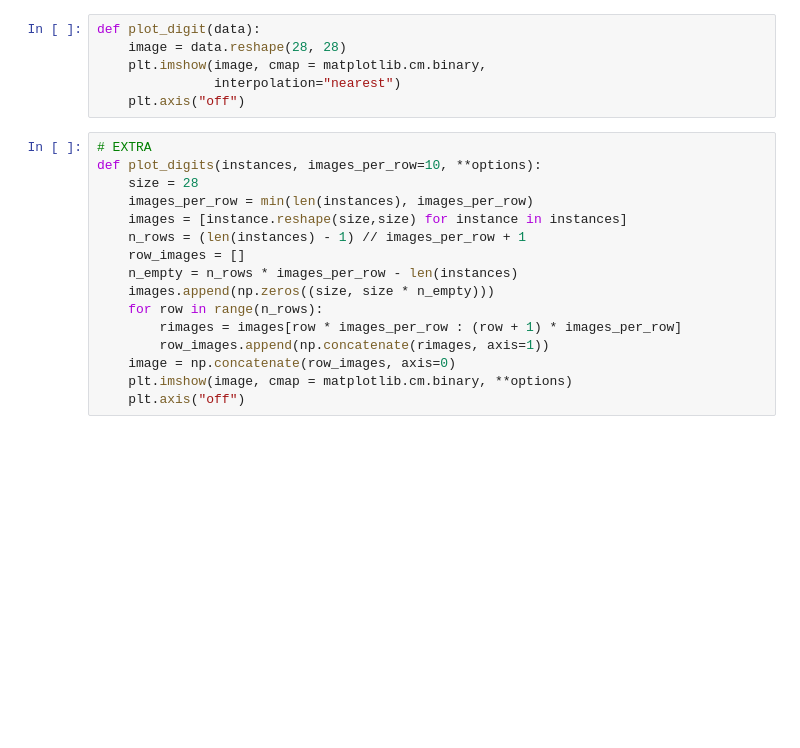
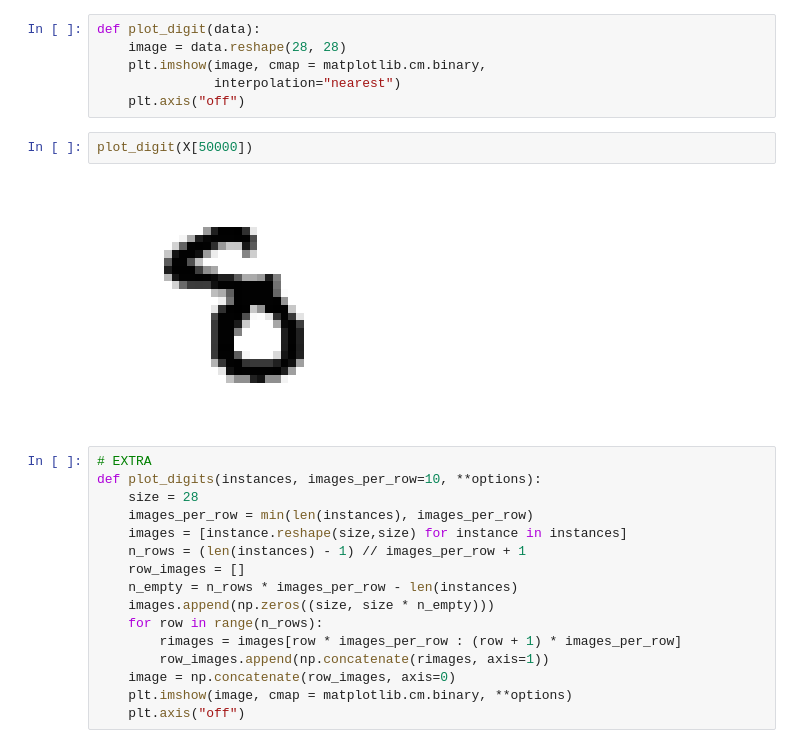
Before and after one commit to sferencik/handson-ml, a Jupyter notebook: 03_classification.ipynb, the cells around one changed output. Cells and saved outputs as stored; diff of their text form; blank space fills up the shorter version.

```diff
--- a/03_classification.ipynb
+++ b/03_classification.ipynb
@@ -105,6 +105,10 @@ def plot_digit(data):
     plt.imshow(image, cmap = matplotlib.cm.binary,
                interpolation="nearest")
     plt.axis("off")
+# %%
+plot_digit(X[50000])
+# %% [output]
+[figure, added]
 # %%
 # EXTRA
 def plot_digits(instances, images_per_row=10, **options):
```
Also changed, not shown: parts of 6 cells of this notebook.
